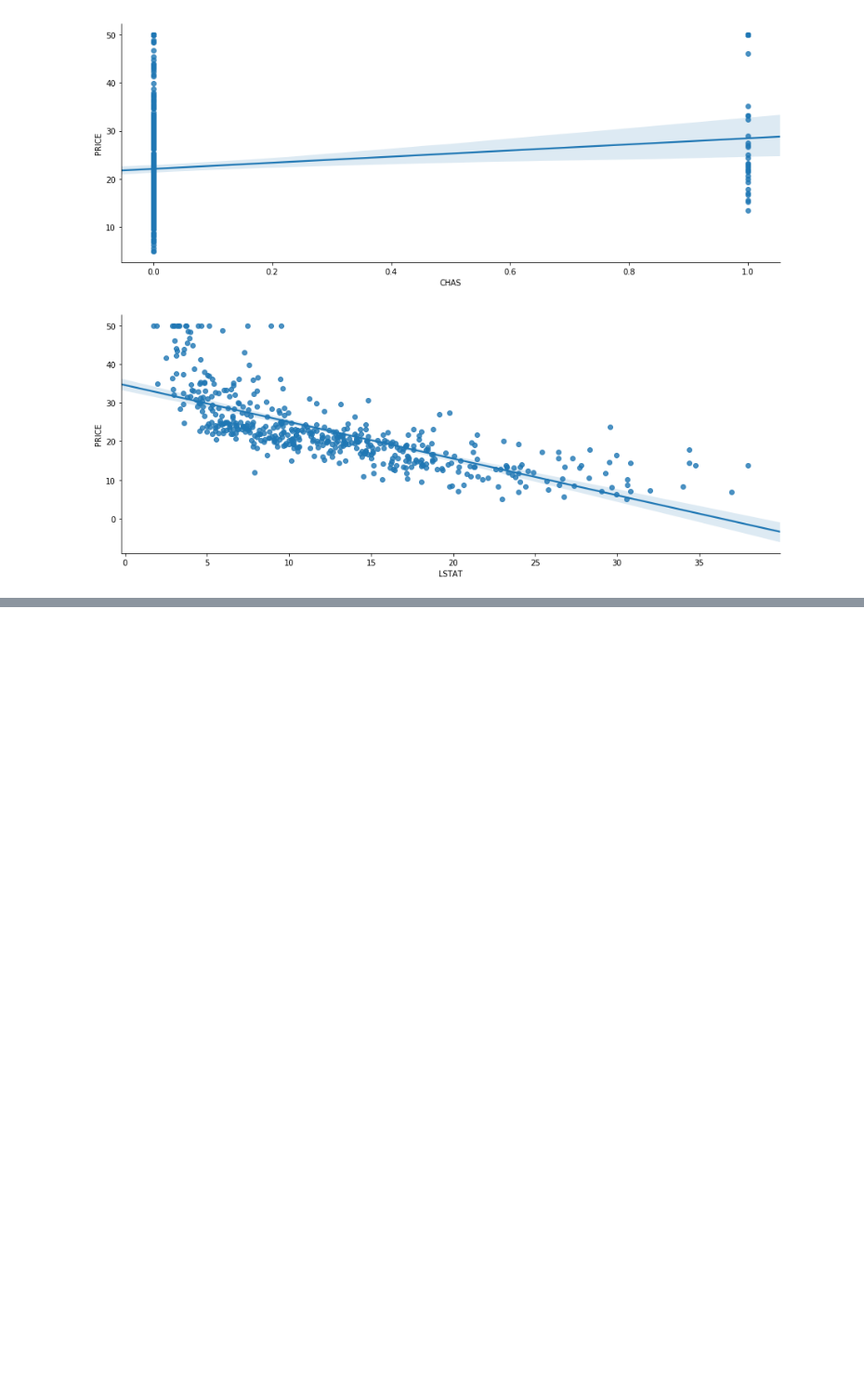
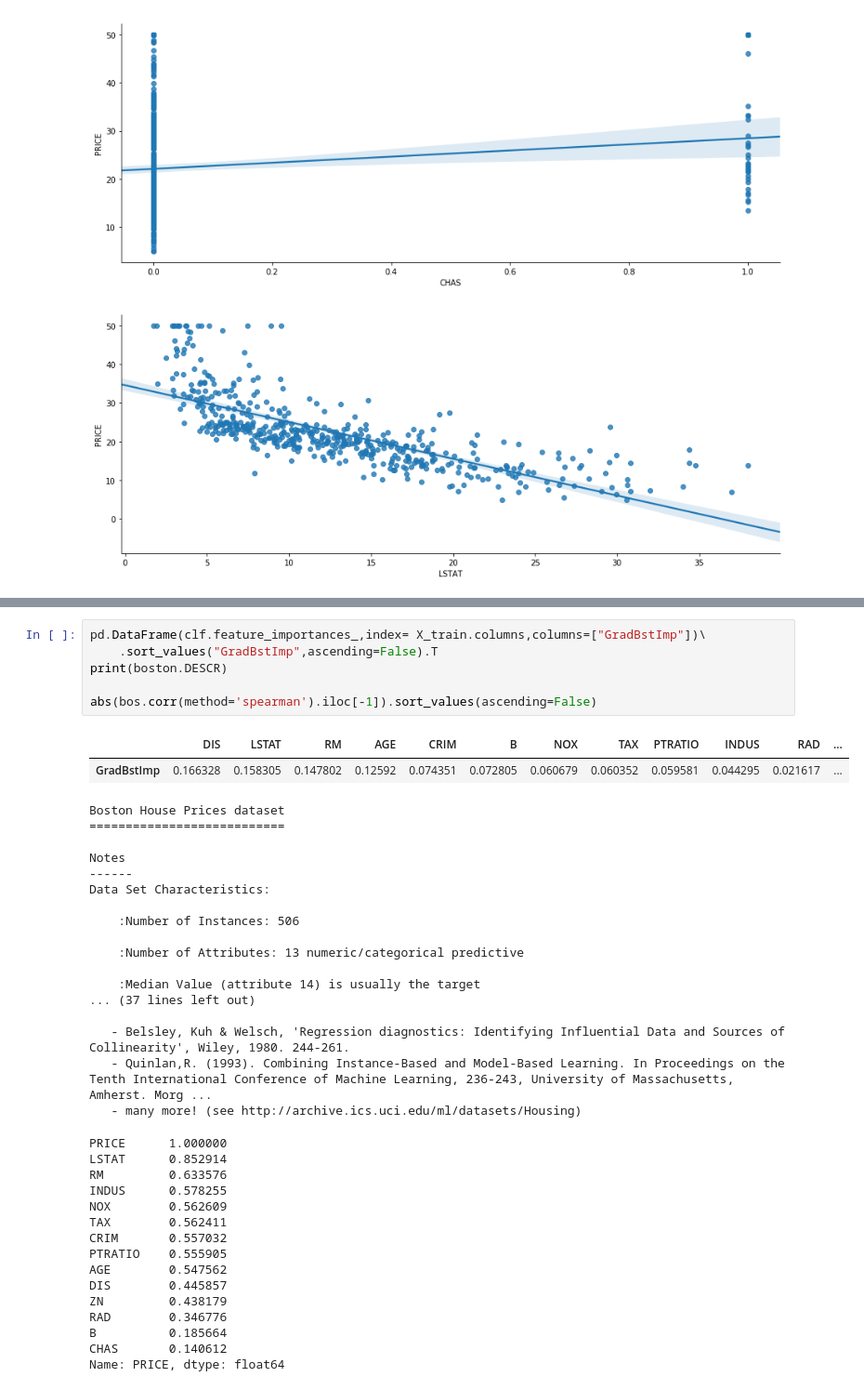
Before and after one commit to mondayn/py, a Jupyter notebook: sklearn.ipynb, the cells around one changed output, grey strips where cells are left out. Shown at 93% size. Drawn from its saved outputs; the diff is of its cells as text; blank space fills up the shorter version.

```diff
--- a/sklearn.ipynb
+++ b/sklearn.ipynb
@@ -176,0 +198,41 @@ RMS: 2.8392413575271886
+# %%
+pd.DataFrame(clf.feature_importances_,index= X_train.columns,columns=["GradBstImp"])\
+    .sort_values("GradBstImp",ascending=False).T
+print(boston.DESCR)
+
+abs(bos.corr(method='spearman').iloc[-1]).sort_values(ascending=False)
+# %% [output]
+|  | DIS | LSTAT | RM | AGE | CRIM | B | NOX | TAX | PTRATIO | INDUS | RAD | ... |
+| GradBstImp | 0.166328 | 0.158305 | 0.147802 | 0.12592 | 0.074351 | 0.072805 | 0.060679 | 0.060352 | 0.059581 | 0.044295 | 0.021617 | ... |
+Boston House Prices dataset
+===========================
+
+Notes
+------
+Data Set Characteristics:
+
+    :Number of Instances: 506
+
+    :Number of Attributes: 13 numeric/categorical predictive
+
+    :Median Value (attribute 14) is usually the target
+... (37 lines left out)
+
+   - Belsley, Kuh & Welsch, 'Regression diagnostics: Identifying Influential Data and Sources of Collinearity', Wiley, 1980. 244-261.
+   - Quinlan,R. (1993). Combining Instance-Based and Model-Based Learning. In Proceedings on the Tenth International Conference of Machine Learning, 236-243, University of Massachusetts, Amherst. Morg ...
+   - many more! (see http://archive.ics.uci.edu/ml/datasets/Housing)
+PRICE      1.000000
+LSTAT      0.852914
+RM         0.633576
+INDUS      0.578255
+NOX        0.562609
+TAX        0.562411
+CRIM       0.557032
+PTRATIO    0.555905
+AGE        0.547562
+DIS        0.445857
+ZN         0.438179
+RAD        0.346776
+B          0.185664
+CHAS       0.140612
+Name: PRICE, dtype: float64
```
Also changed, not shown: parts of 7 cells of this notebook.
